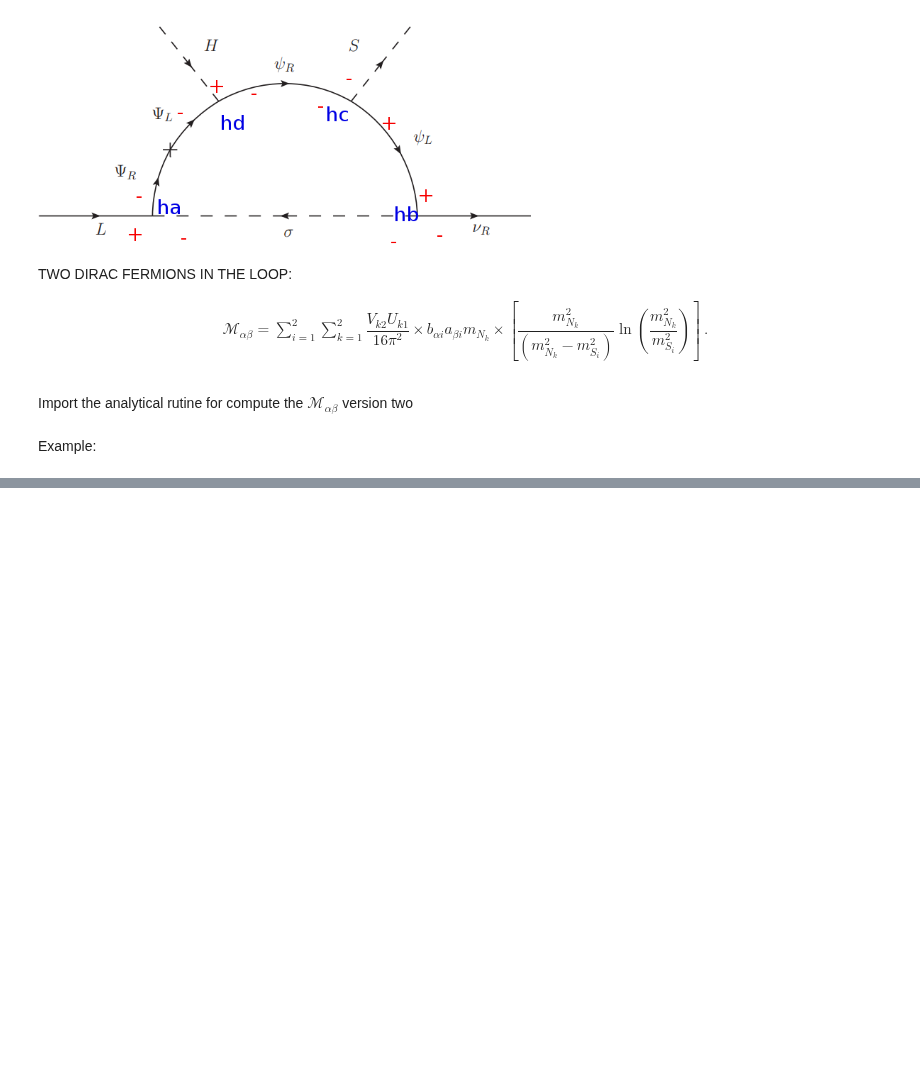
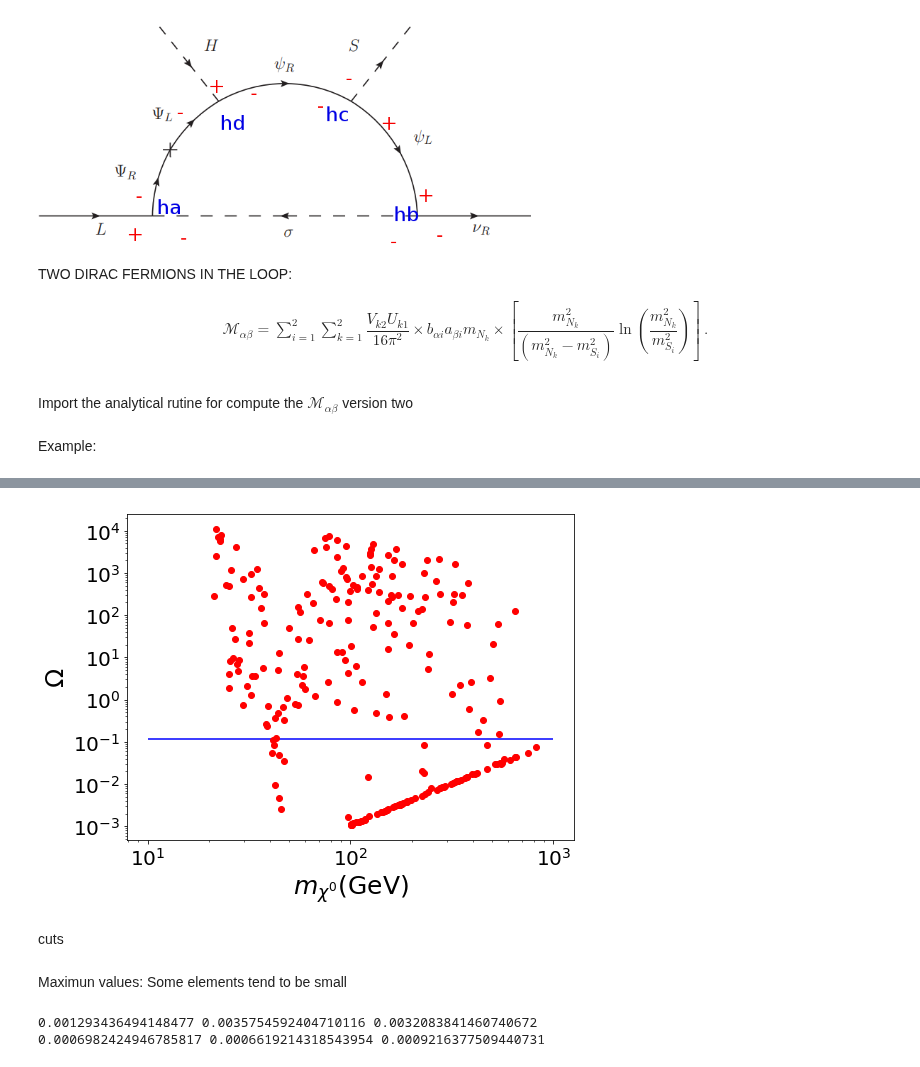
Before and after one commit to anferivera/SDdiracDM, a Jupyter notebook: run_model_script.ipynb, the cells around one changed output, grey strips where cells are left out. Saved outputs shown, nothing was run; the diff lists cells and outputs as text; code cells hidden in the pictures; blank space fills up the shorter version.

```diff
--- a/run_model_script.ipynb
+++ b/run_model_script.ipynb
@@ -478,0 +550,17 @@ xd[['mv1','mn1','mv2','mn2','mv3','mn3']]
+# %%
+plt.figure(figsize=(8,6))
+
+plt.loglog(xd.mChi1,xd.Omega,'ro')
+plt.hlines(Omega,10,1e3, 'b',label=r'0.11')
+
+#plt.legend(prop={'size':15},loc='best')
+plt.xlabel(r'$m_{\chi^0}$(GeV)',size=25)
+plt.ylabel(r'$\Omega$',size=25)
+#plt.xlim(10,5e3)
+#plt.ylim(11.2e-2,1.3e-1)
+
+plt.show()
+# %% [output]
+[figure, added]
+# %% [markdown]
+cuts
@@ -478,0 +570,8 @@ xd[['mv1','mn1','mv2','mn2','mv3','mn3']]
+# %% [markdown]
+Maximun values: Some elements tend to be small
+# %%
+print(np.abs(xd.YRB11).max(),np.abs(xd.YRB12).max(),np.abs(xd.YRB13).max())
+print(np.abs(xd.YRB21).max(),np.abs(xd.YRB22).max(),np.abs(xd.YRB23).max())
+# %% [output]
+0.001293436494148477 0.0035754592404710116 0.0032083841460740672
+0.0006982424946785817 0.0006619214318543954 0.0009216377509440731
```
Also changed, not shown: parts of 23 cells of this notebook, 10 other files.
